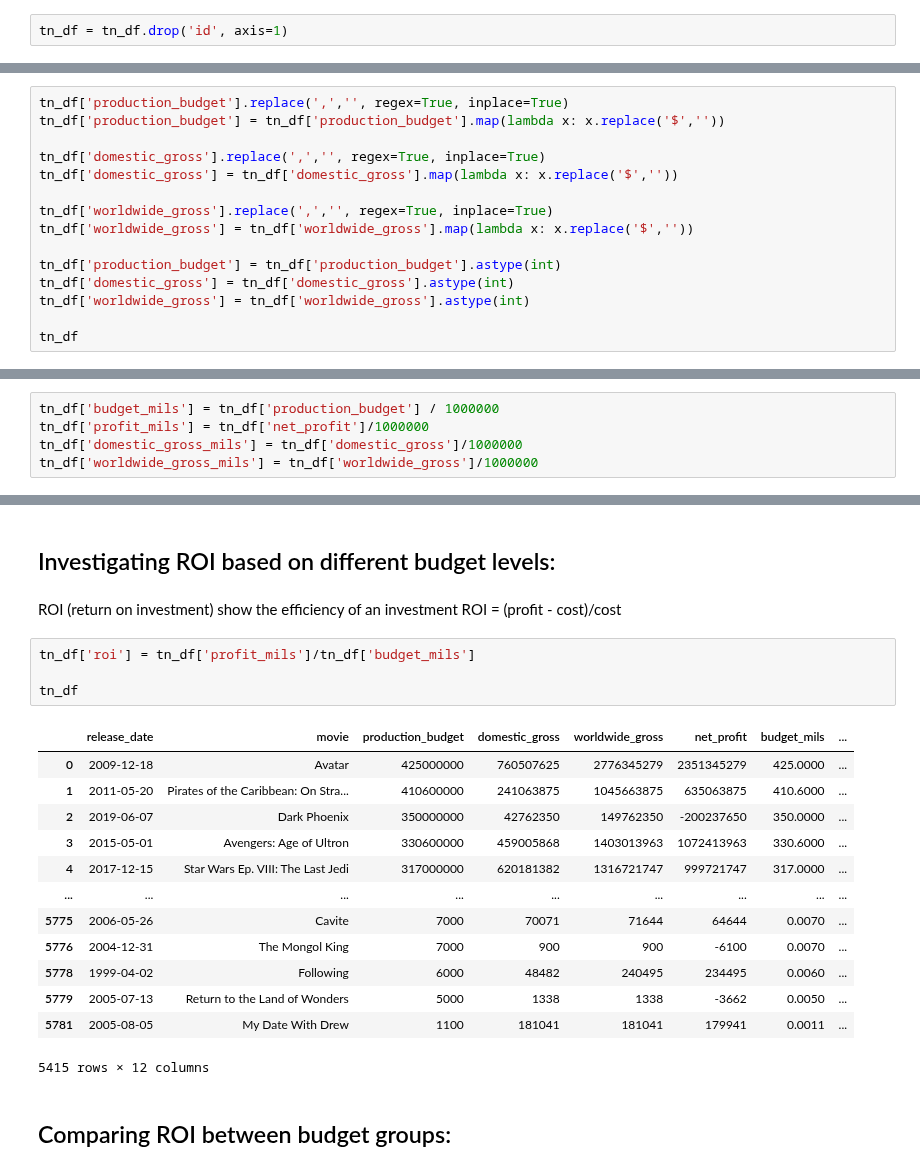
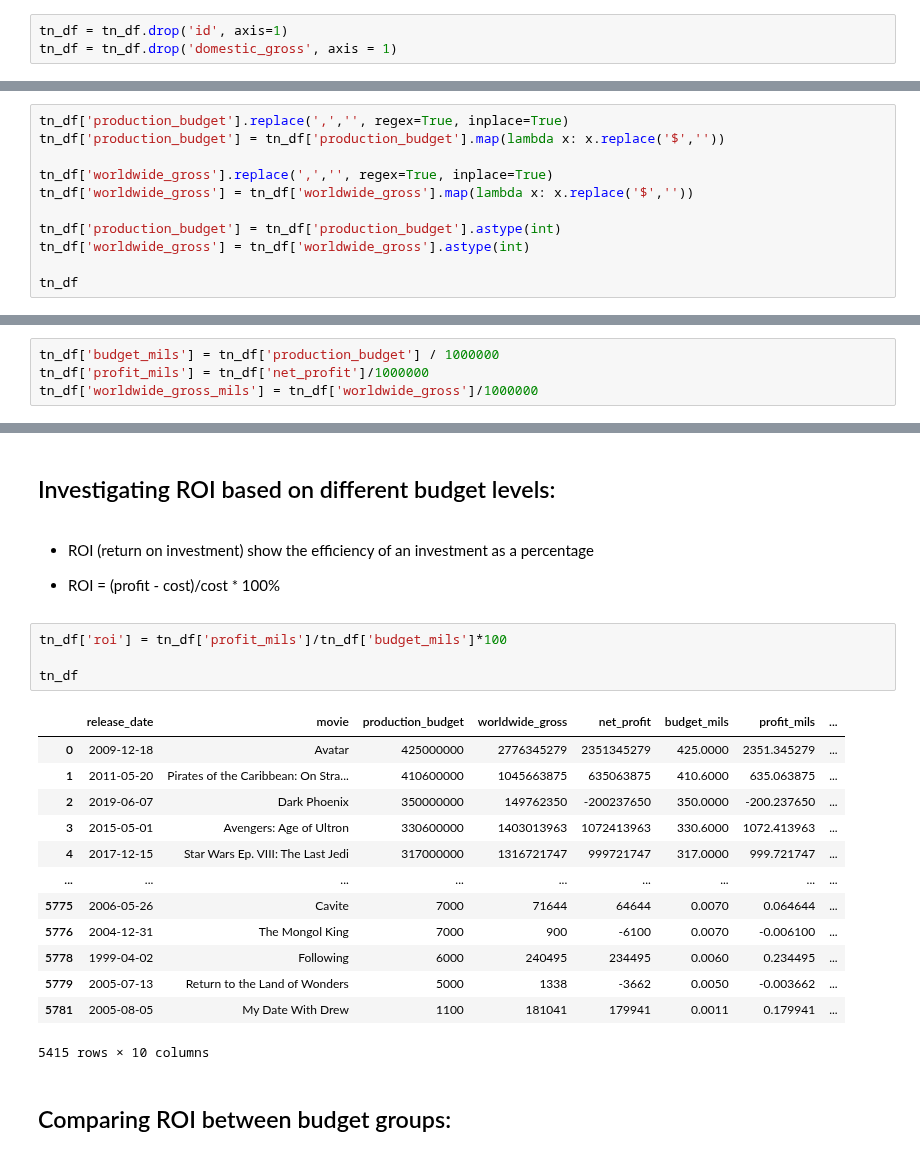
Before and after one commit to fetterollie/Microsoft-Movie-Analysis, a Jupyter notebook: roshni_exploratory.ipynb, the cells around one changed output, grey strips where cells are left out. Drawn from its saved outputs; the diff is of its cells as text.

```diff
--- a/roshni_exploratory.ipynb
+++ b/roshni_exploratory.ipynb
@@ -25,20 +25,17 @@ tn_df = pd.read_csv('zippedData/tn.movie_budgets.csv.gz', parse_dates=['release_
 ## 2. Remove unnecessary column (ID)
 # %%
 tn_df = tn_df.drop('id', axis=1)
+tn_df = tn_df.drop('domestic_gross', axis = 1)
 # %% [markdown]
 ## 3. Convert Number Variables to Int type
 # %%
 tn_df['production_budget'].replace(',','', regex=True, inplace=True)
 tn_df['production_budget'] = tn_df['production_budget'].map(lambda x: x.replace('$',''))
-
-tn_df['domestic_gross'].replace(',','', regex=True, inplace=True)
-tn_df['domestic_gross'] = tn_df['domestic_gross'].map(lambda x: x.replace('$',''))
 
 tn_df['worldwide_gross'].replace(',','', regex=True, inplace=True)
 tn_df['worldwide_gross'] = tn_df['worldwide_gross'].map(lambda x: x.replace('$',''))
 
 tn_df['production_budget'] = tn_df['production_budget'].astype(int)
-tn_df['domestic_gross'] = tn_df['domestic_gross'].astype(int)
 tn_df['worldwide_gross'] = tn_df['worldwide_gross'].astype(int)
 
 tn_df
@@ -111,7 +108,6 @@ tn_df
 # %%
 tn_df['budget_mils'] = tn_df['production_budget'] / 1000000
 tn_df['profit_mils'] = tn_df['net_profit']/1000000
-tn_df['domestic_gross_mils'] = tn_df['domestic_gross']/1000000
 tn_df['worldwide_gross_mils'] = tn_df['worldwide_gross']/1000000
 # %% [markdown]
 # II. Relationship between Production Budget and Global Net Profit
@@ -182,25 +175,26 @@ sns.barplot(data = tn_df, x = tn_df['budget_groups'], y = tn_df['profit_mils'],
 # %% [markdown]
 ## Investigating ROI based on different budget levels:
 # %% [markdown]
-ROI (return on investment) show the efficiency of an investment
-ROI = (profit - cost)/cost
+- ROI (return on investment) show the efficiency of an investment as a percentage
+
+- ROI = (profit - cost)/cost * 100%
 # %%
-tn_df['roi'] = tn_df['profit_mils']/tn_df['budget_mils']
+tn_df['roi'] = tn_df['profit_mils']/tn_df['budget_mils']*100
 
 tn_df
 # %% [output]
-|  | release_date | movie | production_budget | domestic_gross | worldwide_gross | net_profit | budget_mils | ... |
-| 0 | 2009-12-18 | Avatar | 425000000 | 760507625 | 2776345279 | 2351345279 | 425.0000 | ... |
-| 1 | 2011-05-20 | Pirates of the Caribbean: On Stra... | 410600000 | 241063875 | 1045663875 | 635063875 | 410.6000 | ... |
-| 2 | 2019-06-07 | Dark Phoenix | 350000000 | 42762350 | 149762350 | -200237650 | 350.0000 | ... |
-| 3 | 2015-05-01 | Avengers: Age of Ultron | 330600000 | 459005868 | 1403013963 | 1072413963 | 330.6000 | ... |
-| 4 | 2017-12-15 | Star Wars Ep. VIII: The Last Jedi | 317000000 | 620181382 | 1316721747 | 999721747 | 317.0000 | ... |
+|  | release_date | movie | production_budget | worldwide_gross | net_profit | budget_mils | profit_mils | ... |
+| 0 | 2009-12-18 | Avatar | 425000000 | 2776345279 | 2351345279 | 425.0000 | 2351.345279 | ... |
+| 1 | 2011-05-20 | Pirates of the Caribbean: On Stra... | 410600000 | 1045663875 | 635063875 | 410.6000 | 635.063875 | ... |
+| 2 | 2019-06-07 | Dark Phoenix | 350000000 | 149762350 | -200237650 | 350.0000 | -200.237650 | ... |
+| 3 | 2015-05-01 | Avengers: Age of Ultron | 330600000 | 1403013963 | 1072413963 | 330.6000 | 1072.413963 | ... |
+| 4 | 2017-12-15 | Star Wars Ep. VIII: The Last Jedi | 317000000 | 1316721747 | 999721747 | 317.0000 | 999.721747 | ... |
 | ... | ... | ... | ... | ... | ... | ... | ... | ... |
-| 5775 | 2006-05-26 | Cavite | 7000 | 70071 | 71644 | 64644 | 0.0070 | ... |
-| 5776 | 2004-12-31 | The Mongol King | 7000 | 900 | 900 | -6100 | 0.0070 | ... |
-| 5778 | 1999-04-02 | Following | 6000 | 48482 | 240495 | 234495 | 0.0060 | ... |
-| 5779 | 2005-07-13 | Return to the Land of Wonders | 5000 | 1338 | 1338 | -3662 | 0.0050 | ... |
-| 5781 | 2005-08-05 | My Date With Drew | 1100 | 181041 | 181041 | 179941 | 0.0011 | ... |
+| 5775 | 2006-05-26 | Cavite | 7000 | 71644 | 64644 | 0.0070 | 0.064644 | ... |
+| 5776 | 2004-12-31 | The Mongol King | 7000 | 900 | -6100 | 0.0070 | -0.006100 | ... |
+| 5778 | 1999-04-02 | Following | 6000 | 240495 | 234495 | 0.0060 | 0.234495 | ... |
+| 5779 | 2005-07-13 | Return to the Land of Wonders | 5000 | 1338 | -3662 | 0.0050 | -0.003662 | ... |
+| 5781 | 2005-08-05 | My Date With Drew | 1100 | 181041 | 179941 | 0.0011 | 0.179941 | ... |
-5415 rows × 12 columns
+5415 rows × 10 columns
 # %% [markdown]
 ## Comparing ROI between budget groups:
```
Also changed, not shown: parts of 18 cells of this notebook.
